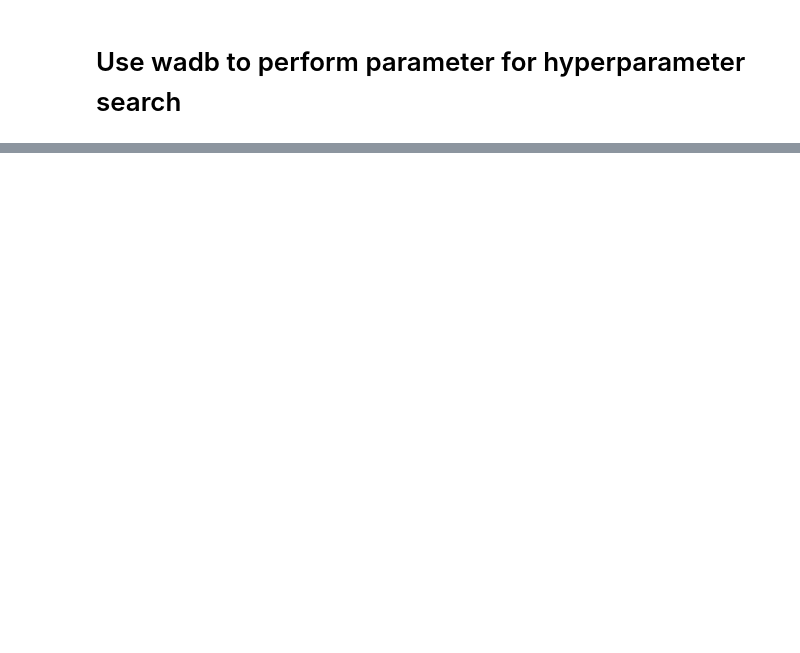
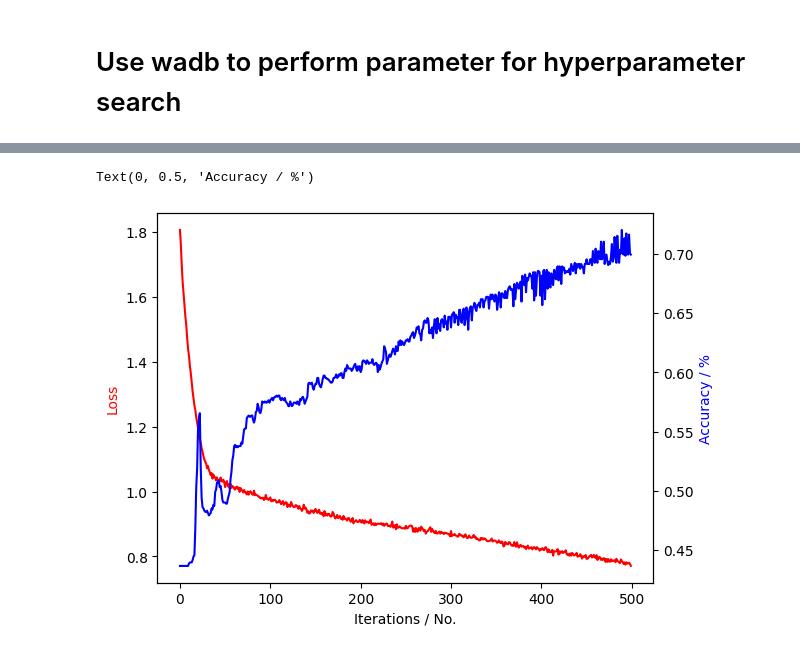
Before and after one commit to luxtu/graphs_in_ophthalmology, a Jupyter notebook: main.ipynb, the cells around one changed output, grey strips where cells are left out. Saved outputs shown, nothing was run; the diff lists cells and outputs as text; code cells hidden in the pictures; blank space fills up the shorter version.

```diff
--- a/main.ipynb
+++ b/main.ipynb
@@ -354,8 +358,11 @@ L = nx.line_graph(G_contract_einf)
 dual_node_features ={}
 
 for idxE, edge in merged_edges.iterrows():
+
     try:
+        #L.nodes[edge["node1id"]].pos() - L.nodes[edge["node2id"]].pos()
         L[(edge["node1id"],edge["node2id"])]
+
         dual_node_features[(edge["node1id"],edge["node2id"])] = np.array(edge[2:], dtype = float)
     except KeyError:
         try:
@@ -371,19 +378,27 @@ nx.set_node_attributes(L, dual_node_features, name="x")
 networkDualXG = from_networkx(L)
 
 node_lab = {}
+node_lab_explain = {}
+
 class_label = -1
 class_label_list = []
 for k, node in L.nodes.items():
-    hashval = hash(k[0][-1]) + hash(k[0][-1])
+    hashval = hash(k[0][-1]) + hash(k[1][-1])
     try:
         class_label_list.append(node_lab[hashval])
     except KeyError:
         class_label = class_label +1
         node_lab[hashval] = class_label
+        node_lab_explain[hashval] = (k[0][-1], k[1][-1])
         class_label_list.append(node_lab[hashval])
 
 
 networkDualXG.y = torch.tensor(class_label_list)
 
+for key in node_lab.keys():
+    print("Class Label: " + str(node_lab[key]))
+    print("Edge Type: " + str(node_lab_explain[key]))
 
-#networkDualXG.edge_index
+
+print(networkDualXG.x.shape)
+print(np.unique(class_label_list, return_counts= True))
@@ -508,2 +535,19 @@ wandb.agent(sweep_id, project="node-classification", function=sweeper.agent_vari
 
 #sweeper.agent_variable_size_model()
+# %%
+bestMod = nodeClassifier.nodeClassifier(netSAGE, 64, features = np.arange(num_feat_dual), classes = num_class_dual,num_layers= 6,  lr = 0.0001548, weight_decay= 0.000192)
+
+
+epochs = 500
+loss_l = np.zeros((epochs, 1))
+acc_l = np.zeros((epochs, 1))
+for epoch in range(1, epochs +1):
+      loss = bestMod.train(networkDualXG, train_mask_dual)
+      loss_l[epoch-1] = loss.detach().numpy().copy()
+      print(f'Epoch: {epoch:03d}, Loss: {loss:.4f}')
+      test_acc = bestMod.test(networkDualXG, test_mask_dual)
+      acc_l[epoch-1] = test_acc
+
+
+test_acc = bestMod.test(networkDualXG, test_mask_dual)
+print(f'Test Accuracy: {test_acc:.4f}')
@@ -509,0 +572,13 @@ wandb.agent(sweep_id, project="node-classification", function=sweeper.agent_vari
+# %%
+
+fig, ax1 = plt.subplots()
+ax2 = ax1.twinx()
+ax1.plot(loss_l, color = "red")
+ax2.plot(acc_l, color = "blue")
+
+ax1.set_xlabel('Iterations / No.')
+ax1.set_ylabel('Loss', color='r')
+ax2.set_ylabel('Accuracy / %', color='b')
+# %% [output]
+Text(0, 0.5, 'Accuracy / %')
+[figure, added]
```
Also changed, not shown: parts of 19 cells of this notebook, 8 other files.
